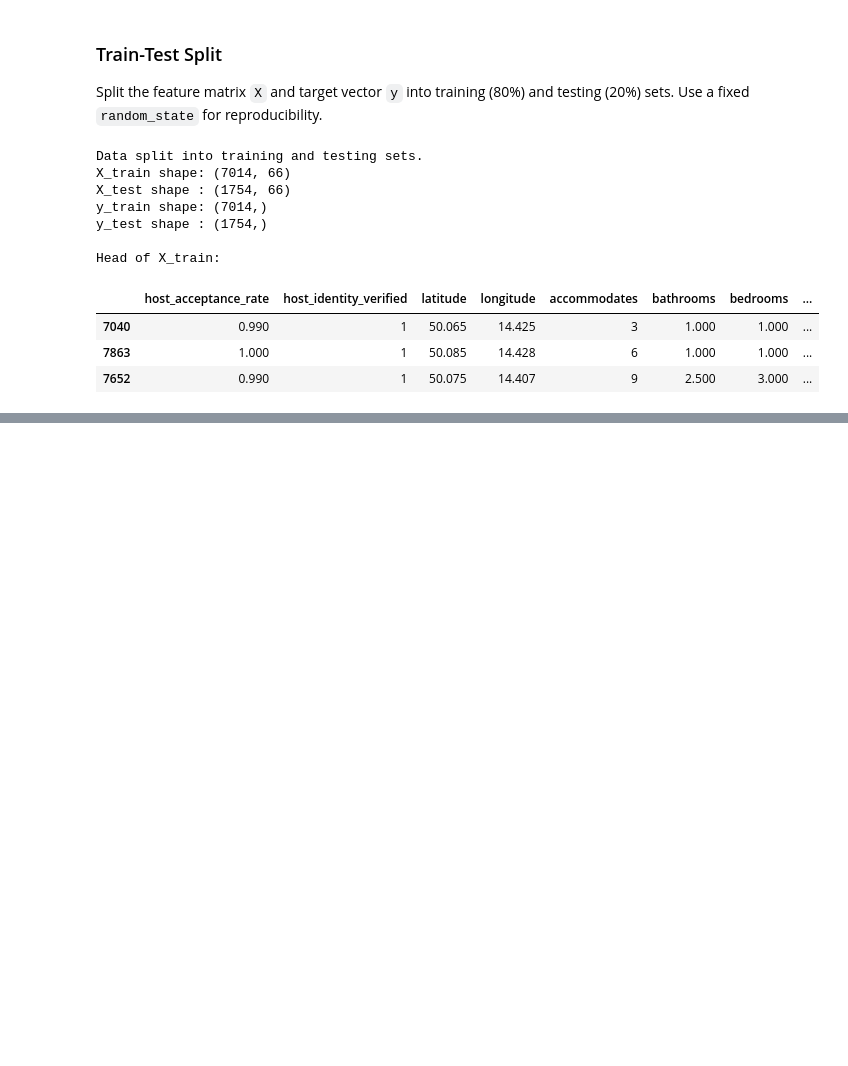
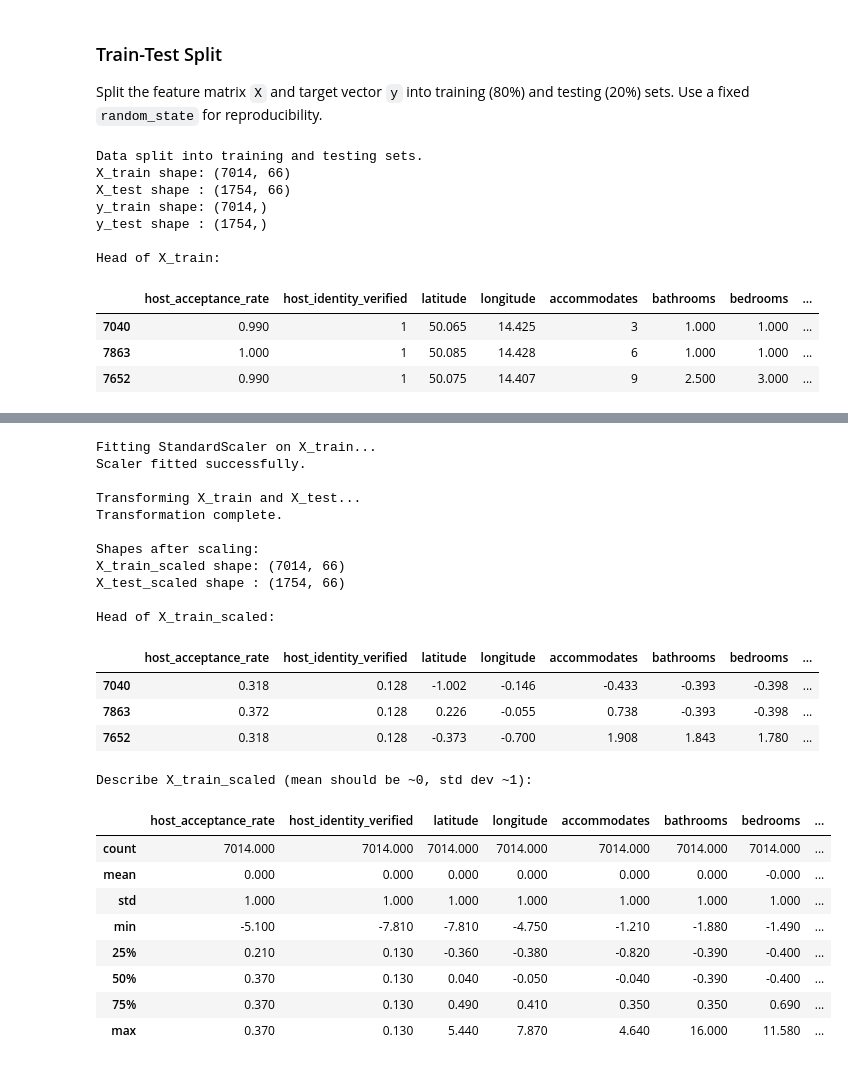
Before and after one commit to DataXteam/Airbnb_data_analysis, a Jupyter notebook: notebooks/02-Data_Preparation.ipynb, the cells around one changed output, grey strips where cells are left out. Cells and saved outputs as stored; diff of their text form; code cells hidden in the pictures; blank space fills up the shorter version.

Commit message:
data preparation completed

```diff
--- a/notebooks/02-Data_Preparation.ipynb
+++ b/notebooks/02-Data_Preparation.ipynb
@@ -2405,0 +2416,74 @@ Head of X_train:
+# %%
+# P9.1 & P9.2 Fit Scaler and Transform Data
+if 'X_train' in locals() and 'X_test' in locals():
+
+    # Initialize the StandardScaler
+    scaler = StandardScaler()
+
+    print("Fitting StandardScaler on X_train...")
+    # Fit the scaler using the training data
+    # Note: scaler expects numeric data, X_train should be all numeric now
+    try:
+        scaler.fit(X_train)
+        print("Scaler fitted successfully.")
+
+        # Keep track of original column names and index
+        X_train_columns = X_train.columns
+        X_train_index = X_train.index
+        X_test_columns = X_test.columns # Should be same as X_train
+        X_test_index = X_test.index
+
+        print("\nTransforming X_train and X_test...")
+        # Transform both training and testing data
+        # Output is a NumPy array, need to convert back to DataFrame
+        X_train_scaled_np = scaler.transform(X_train)
+        X_test_scaled_np = scaler.transform(X_test)
+
+        # Convert back to Pandas DataFrames
+        X_train_scaled = pd.DataFrame(X_train_scaled_np, columns=X_train_columns, index=X_train_index)
+        X_test_scaled = pd.DataFrame(X_test_scaled_np, columns=X_test_columns, index=X_test_index)
+        print("Transformation complete.")
+
+        print("\nShapes after scaling:")
+        print(f"X_train_scaled shape: {X_train_scaled.shape}")
+        print(f"X_test_scaled shape : {X_test_scaled.shape}")
+
+        # Display head of scaled training data and describe
+        print("\nHead of X_train_scaled:")
+        display(X_train_scaled.head(3))
+        print("\nDescribe X_train_scaled (mean should be ~0, std dev ~1):")
+        # Use .describe() and check mean/std - round for clarity
+        display(X_train_scaled.describe().round(2))
+
+    except Exception as e:
+        print(f"An error occurred during scaling: {e}")
+        X_train_scaled, X_test_scaled = None, None # Set to None on error
+
+else:
+    print("Error: X_train or X_test not found. Cannot perform scaling.")
+# %% [output]
+Fitting StandardScaler on X_train...
+Scaler fitted successfully.
+
+Transforming X_train and X_test...
+Transformation complete.
+
+Shapes after scaling:
+X_train_scaled shape: (7014, 66)
+X_test_scaled shape : (1754, 66)
+
+Head of X_train_scaled:
+|  | host_acceptance_rate | host_identity_verified | latitude | longitude | accommodates | bathrooms | bedrooms | ... |
+| 7040 | 0.318 | 0.128 | -1.002 | -0.146 | -0.433 | -0.393 | -0.398 | ... |
+| 7863 | 0.372 | 0.128 | 0.226 | -0.055 | 0.738 | -0.393 | -0.398 | ... |
+| 7652 | 0.318 | 0.128 | -0.373 | -0.700 | 1.908 | 1.843 | 1.780 | ... |
+Describe X_train_scaled (mean should be ~0, std dev ~1):
+|  | host_acceptance_rate | host_identity_verified | latitude | longitude | accommodates | bathrooms | bedrooms | ... |
+| count | 7014.000 | 7014.000 | 7014.000 | 7014.000 | 7014.000 | 7014.000 | 7014.000 | ... |
+| mean | 0.000 | 0.000 | 0.000 | 0.000 | 0.000 | 0.000 | -0.000 | ... |
+| std | 1.000 | 1.000 | 1.000 | 1.000 | 1.000 | 1.000 | 1.000 | ... |
+| min | -5.100 | -7.810 | -7.810 | -4.750 | -1.210 | -1.880 | -1.490 | ... |
+| 25% | 0.210 | 0.130 | -0.360 | -0.380 | -0.820 | -0.390 | -0.400 | ... |
+| 50% | 0.370 | 0.130 | 0.040 | -0.050 | -0.040 | -0.390 | -0.400 | ... |
+| 75% | 0.370 | 0.130 | 0.490 | 0.410 | 0.350 | 0.350 | 0.690 | ... |
+| max | 0.370 | 0.130 | 5.440 | 7.870 | 4.640 | 16.000 | 11.580 | ... |
```
Also changed, not shown: parts of 10 cells of this notebook, 7 other files.
